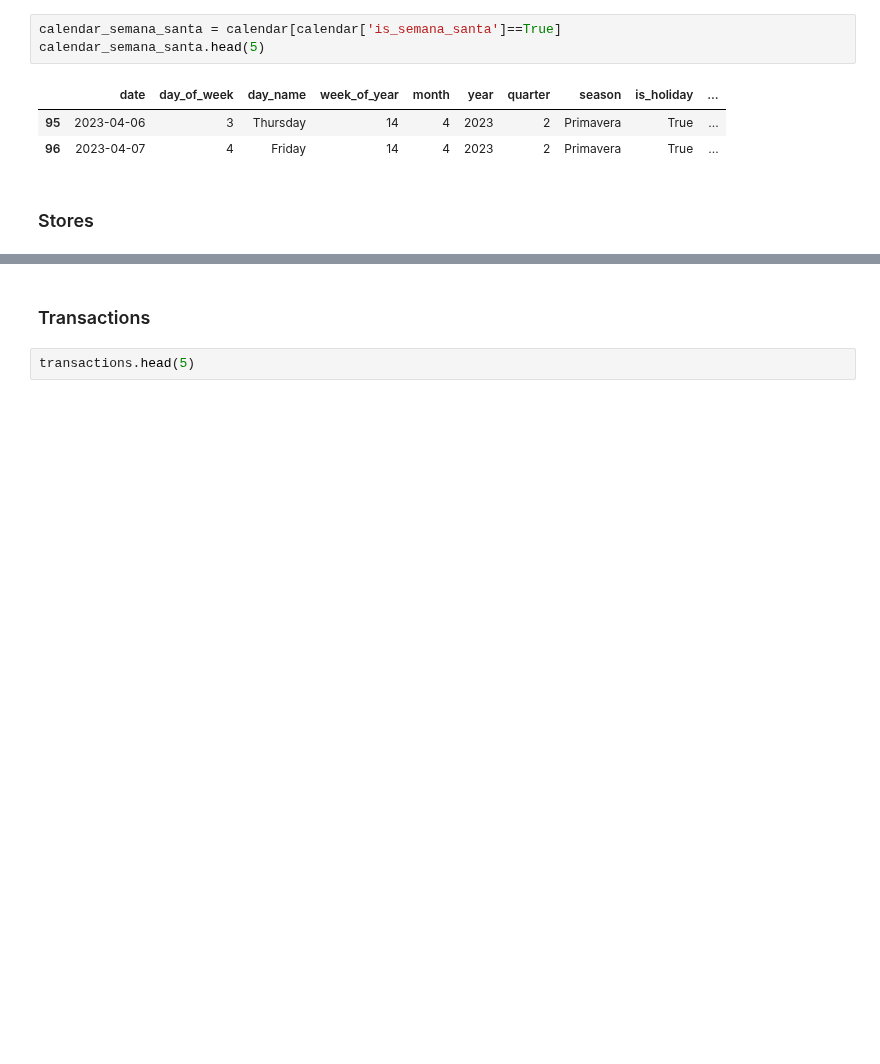
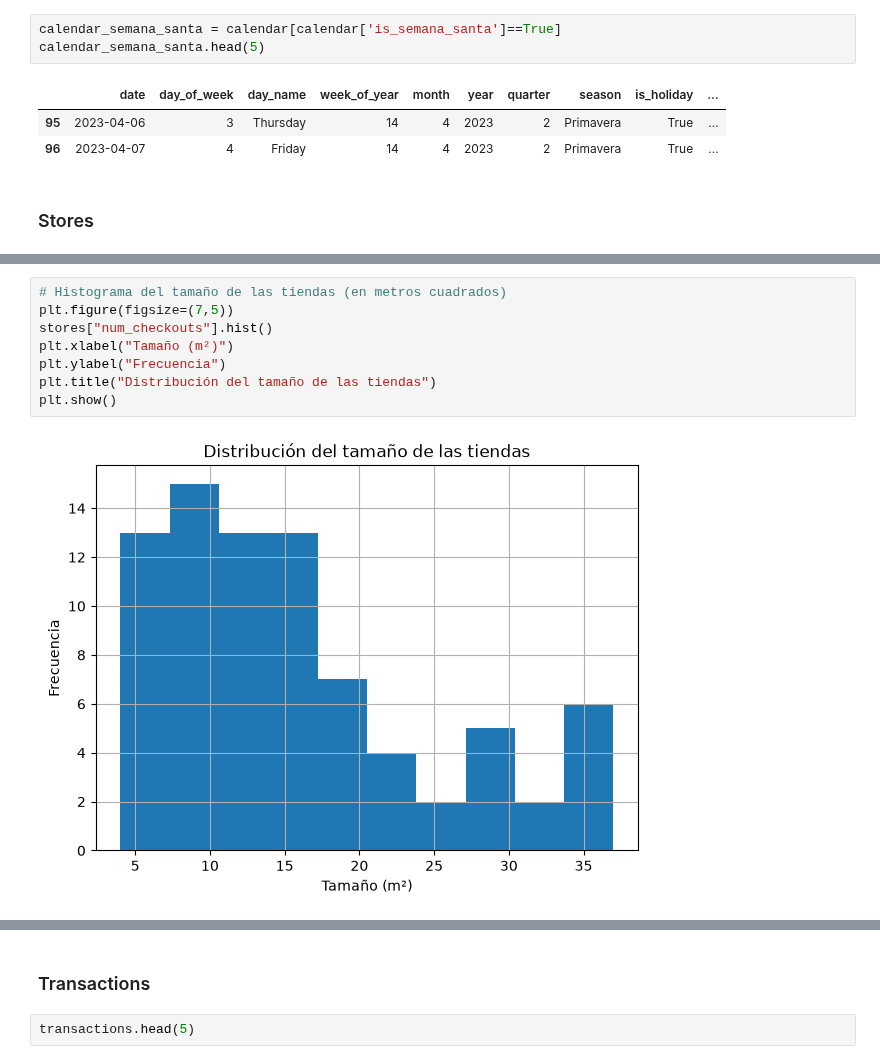
Before and after one commit to Fernandojbf123/Prueba_tecnica_DS, a Jupyter notebook: notebooks/EDA.ipynb, the cells around one changed output, grey strips where cells are left out. Cells and saved outputs as stored; diff of their text form; blank space fills up the shorter version.

```diff
--- a/notebooks/EDA.ipynb
+++ b/notebooks/EDA.ipynb
@@ -263,0 +309,10 @@ stores.describe()
+# %%
+# Histograma del tamaño de las tiendas (en metros cuadrados)
+plt.figure(figsize=(7,5))
+stores["num_checkouts"].hist()
+plt.xlabel("Tamaño (m²)")
+plt.ylabel("Frecuencia")
+plt.title("Distribución del tamaño de las tiendas")
+plt.show()
+# %% [output]
+[figure, added]
```
Also changed, not shown: parts of 60 cells of this notebook, 7 other files.
